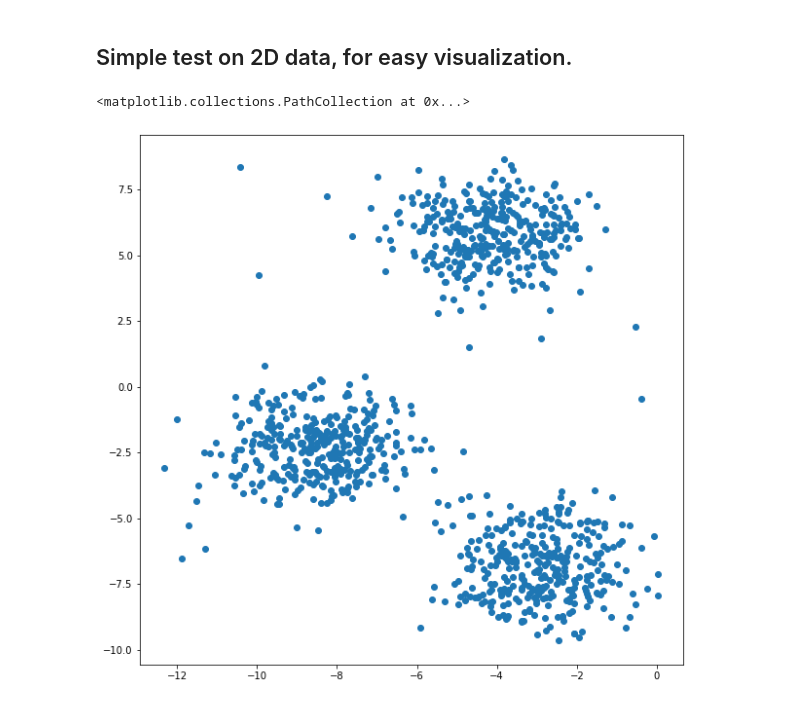
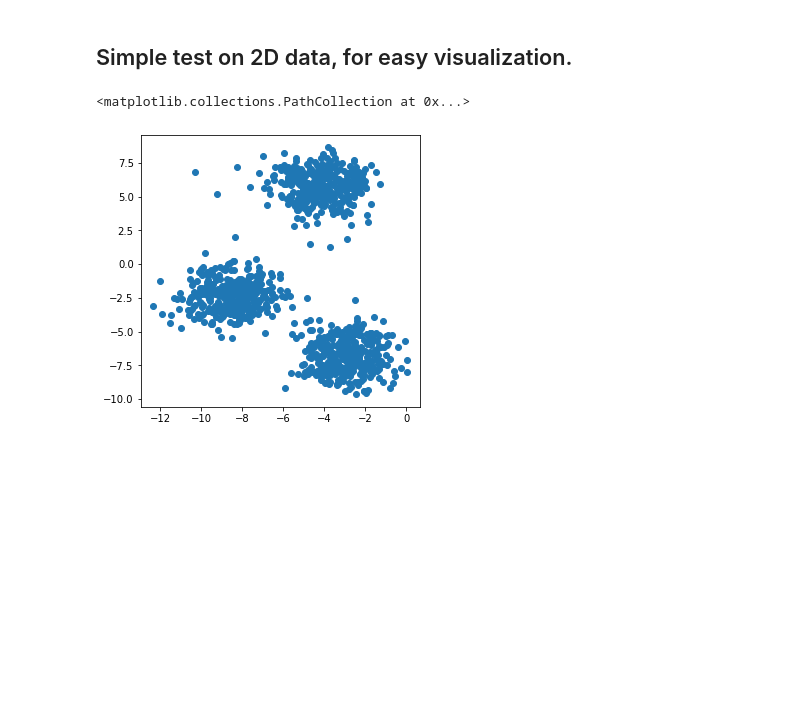
Before and after one commit to Cote-ML/Ranked-Outlier-Space-Stratification, a Jupyter notebook: notebooks/demo.ipynb, the cells around one changed output. Cells and saved outputs as stored; diff of their text form; code cells hidden in the pictures; blank space fills up the shorter version.

```diff
--- a/notebooks/demo.ipynb
+++ b/notebooks/demo.ipynb
@@ -10,14 +8,14 @@ from src.ross import model
 # %% [markdown]
 ## Simple test on 2D data, for easy visualization.
 # %%
-plt.rcParams["figure.figsize"] = (10,10)
+plt.rcParams["figure.figsize"] = (5,5)
 
 arr = datasets.make_blobs(n_samples=1000, n_features=2, centers=3, cluster_std=1.2, random_state=800)[0]
 noise = np.array([np.random.uniform(low=min(arr[:,0]), high=max(arr[:,0]), size=15),
                   np.random.uniform(low=min(arr[:,1]), high=max(arr[:,1]), size=15)]).T
 arr = np.vstack([arr, noise])
 plt.scatter(arr[:,0], arr[:,1], cmap='Dark2')
 # %% [output]
 <matplotlib.collections.PathCollection at 0x...>
-[figure, old version]
+[figure, new version]
 # %%
```
Also changed, not shown: parts of 3 cells of this notebook.
